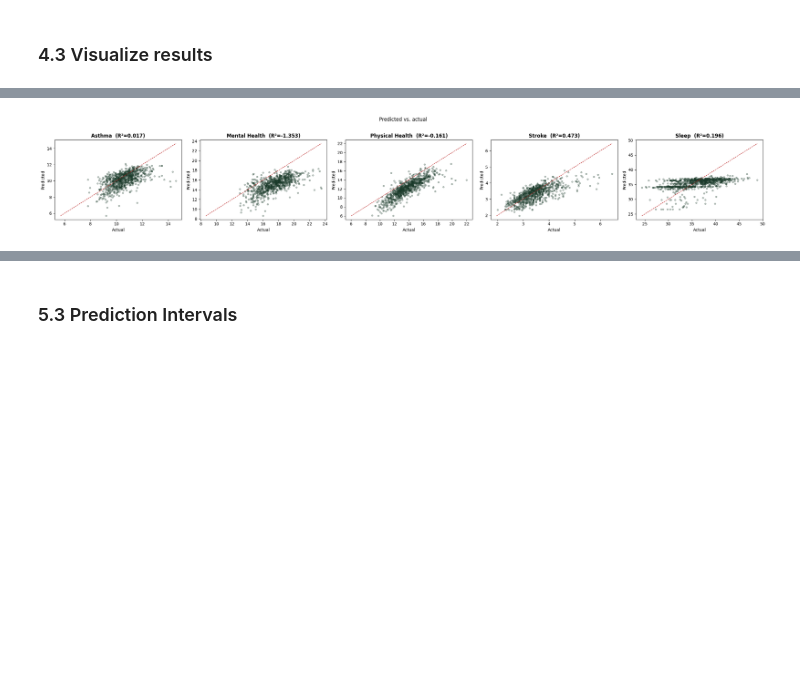
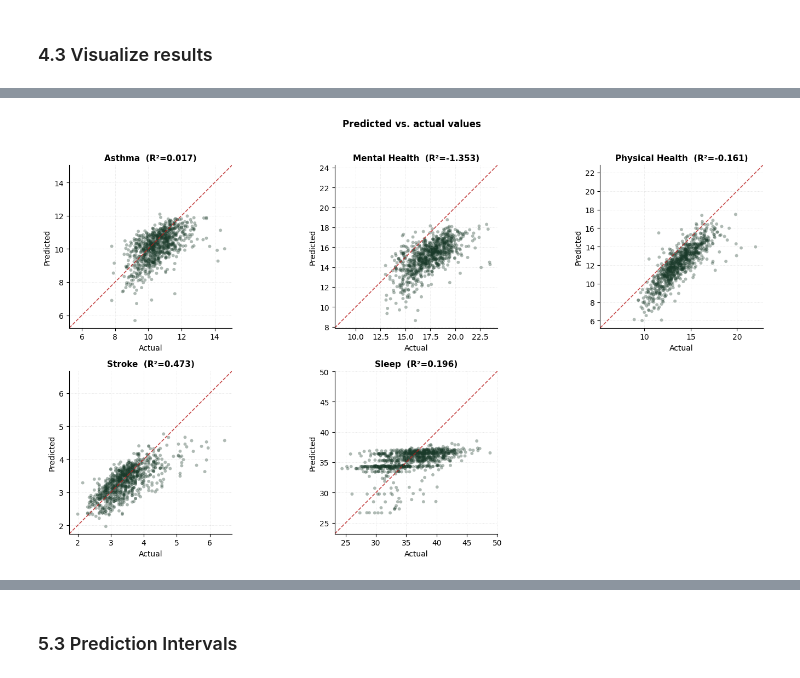
Before and after one commit to hertie-dsa-26/project-krasss, a Jupyter notebook: app/diagnostics.ipynb, the cells around one changed output, grey strips where cells are left out. Saved outputs shown, nothing was run; the diff lists cells and outputs as text; code cells hidden in the pictures; blank space fills up the shorter version.

```diff
--- a/app/diagnostics.ipynb
+++ b/app/diagnostics.ipynb
@@ -434,18 +579,52 @@ add commentary
-# %%
-fig, axes = plt.subplots(1, len(results), figsize=(5 * len(results), 4))
-
-for ax, (target, r) in zip(axes, results.items()):
-    ax.scatter(r["y_test"], r["y_pred"], alpha=0.3, color="#1a3a2a", s=15)
-    lo = min(r["y_test"].min(), r["y_pred"].min())
-    hi = max(r["y_test"].max(), r["y_pred"].max())
-    ax.plot([lo, hi], [lo, hi], color="#b91c1c", linewidth=1, linestyle="--")
-    ax.set_xlabel("Actual")
-    ax.set_ylabel("Predicted")
-    ax.set_title(f"{labels[target]}  (R²={r['r2']:.3f})", fontweight="bold")
-
-plt.suptitle("Predicted vs. actual", y=1.02)
-plt.tight_layout()
-plt.savefig("diagnostics_predicted_vs_actual.png", dpi=150, bbox_inches="tight")
-plt.show()
-# %% [output]
-[figure, removed]
+# %%
+fig, axes = plt.subplots(2, 3, figsize=(15, 8), sharey=False)
+axes = axes.flatten()
+
+for ax, (target, r) in zip(axes, results.items()):
+    y_test = r["y_test"]
+    y_pred = r["y_pred"]
+
+    lo = min(y_test.min(), y_pred.min())
+    hi = max(y_test.max(), y_pred.max())
+    pad = (hi - lo) * 0.05
+
+    ax.scatter(
+        y_test,
+        y_pred,
+        alpha=0.35,
+        color="#1a3a2a",
+        s=18,
+        edgecolors="none",
+    )
+    ax.plot(
+        [lo - pad, hi + pad],
+        [lo - pad, hi + pad],
+        color="#b91c1c",
+        linewidth=1.2,
+        linestyle="--",
+        alpha=0.8,
+    )
+
+    ax.set_xlim(lo - pad, hi + pad)
+    ax.set_ylim(lo - pad, hi + pad)
+    ax.set_aspect("equal", adjustable="box")
+    ax.set_xlabel("Actual")
+    ax.set_ylabel("Predicted")
+    ax.set_title(
+        f"{labels[target]}  (R²={r['r2']:.3f})",
+        fontweight="bold",
+        fontsize=11,
+    )
+
+    ax.grid(True, linestyle=":", linewidth=0.7, alpha=0.35)
+    ax.spines["top"].set_visible(False)
+    ax.spines["right"].set_visible(False)
+
+for ax in axes[len(results):]:
+    ax.set_visible(False)
+
+plt.suptitle("Predicted vs. actual values", fontweight="bold", y=1.02)
+plt.tight_layout()
+plt.show()
+# %% [output]
+[figure, added]
```
Also changed, not shown: parts of 22 cells of this notebook.
